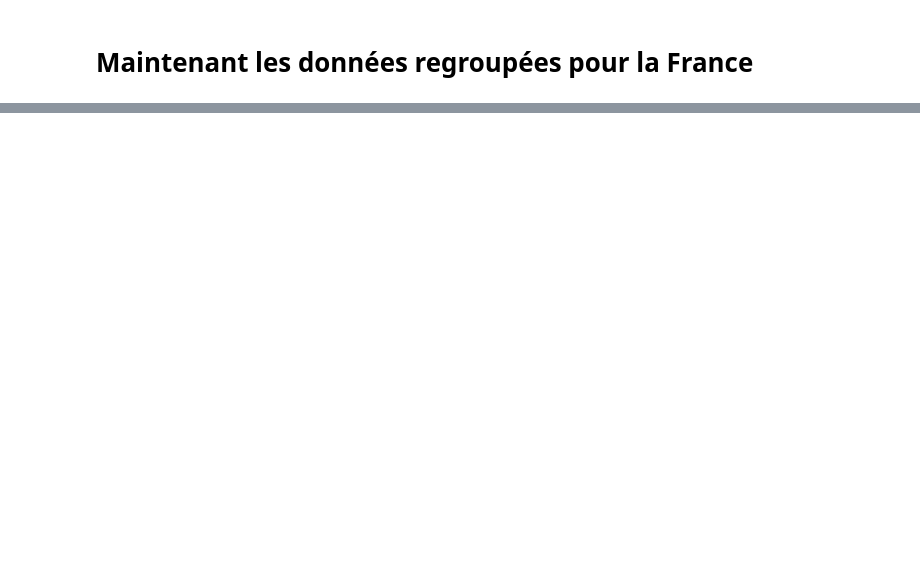
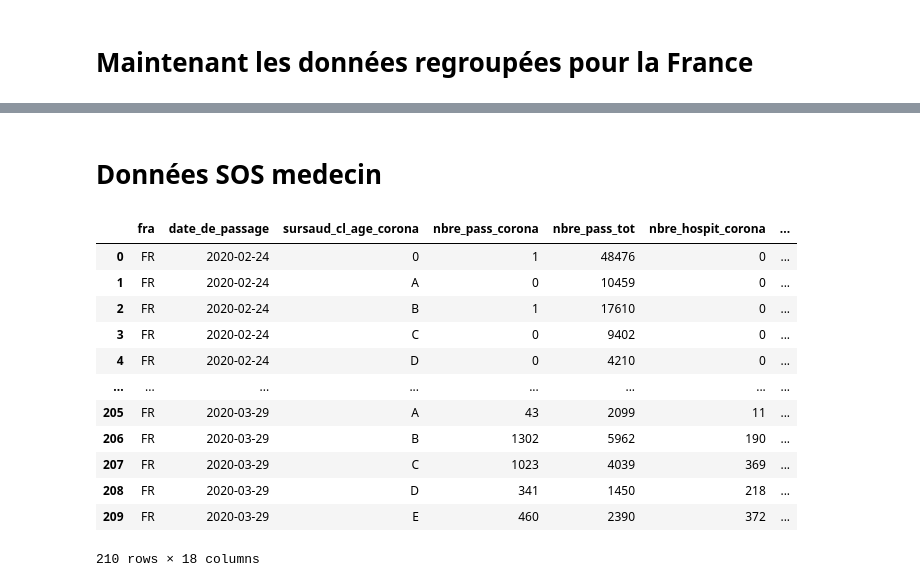
Before and after one commit to alexBDG/Covid-19, a Jupyter notebook: data_visualisation.ipynb, the cells around one changed output, grey strips where cells are left out. Saved outputs shown, nothing was run; the diff lists cells and outputs as text; code cells hidden in the pictures; blank space fills up the shorter version.

```diff
--- a/data_visualisation.ipynb
+++ b/data_visualisation.ipynb
@@ -734,0 +733,35 @@ affichePays()
+# %% [markdown]
+# Données SOS medecin
+# %%
+# Chargement des données du Covid
+donnees_sos = {}
+
+for fichier in os.listdir(os.path.join(dossier_donnees, "covid-19")):
+    fnom = fichier.split('.')[0]
+
+    if "sursaud-covid19-quotidien" in fnom:
+
+        if "departement" in fnom:
+            donnees_sos["departement"] = pd.read_csv(os.path.join(os.path.join(dossier_donnees, "covid-19"), fichier), sep=",")
+
+        if "region" in fnom:
+            donnees_sos["region"] = pd.read_csv(os.path.join(os.path.join(dossier_donnees, "covid-19"), fichier), sep=",")
+
+        if "france" in fnom:
+            donnees_sos["pays"] = pd.read_csv(os.path.join(os.path.join(dossier_donnees, "covid-19"), fichier), sep=",")
+# %%
+donnees_sos["pays"]
+# %% [output]
+|  | fra | date_de_passage | sursaud_cl_age_corona | nbre_pass_corona | nbre_pass_tot | nbre_hospit_corona | ... |
+| 0 | FR | 2020-02-24 | 0 | 1 | 48476 | 0 | ... |
+| 1 | FR | 2020-02-24 | A | 0 | 10459 | 0 | ... |
+| 2 | FR | 2020-02-24 | B | 1 | 17610 | 0 | ... |
+| 3 | FR | 2020-02-24 | C | 0 | 9402 | 0 | ... |
+| 4 | FR | 2020-02-24 | D | 0 | 4210 | 0 | ... |
+| ... | ... | ... | ... | ... | ... | ... | ... |
+| 205 | FR | 2020-03-29 | A | 43 | 2099 | 11 | ... |
+| 206 | FR | 2020-03-29 | B | 1302 | 5962 | 190 | ... |
+| 207 | FR | 2020-03-29 | C | 1023 | 4039 | 369 | ... |
+| 208 | FR | 2020-03-29 | D | 341 | 1450 | 218 | ... |
+| 209 | FR | 2020-03-29 | E | 460 | 2390 | 372 | ... |
+210 rows × 18 columns
```
Also changed, not shown: parts of 12 cells of this notebook.
